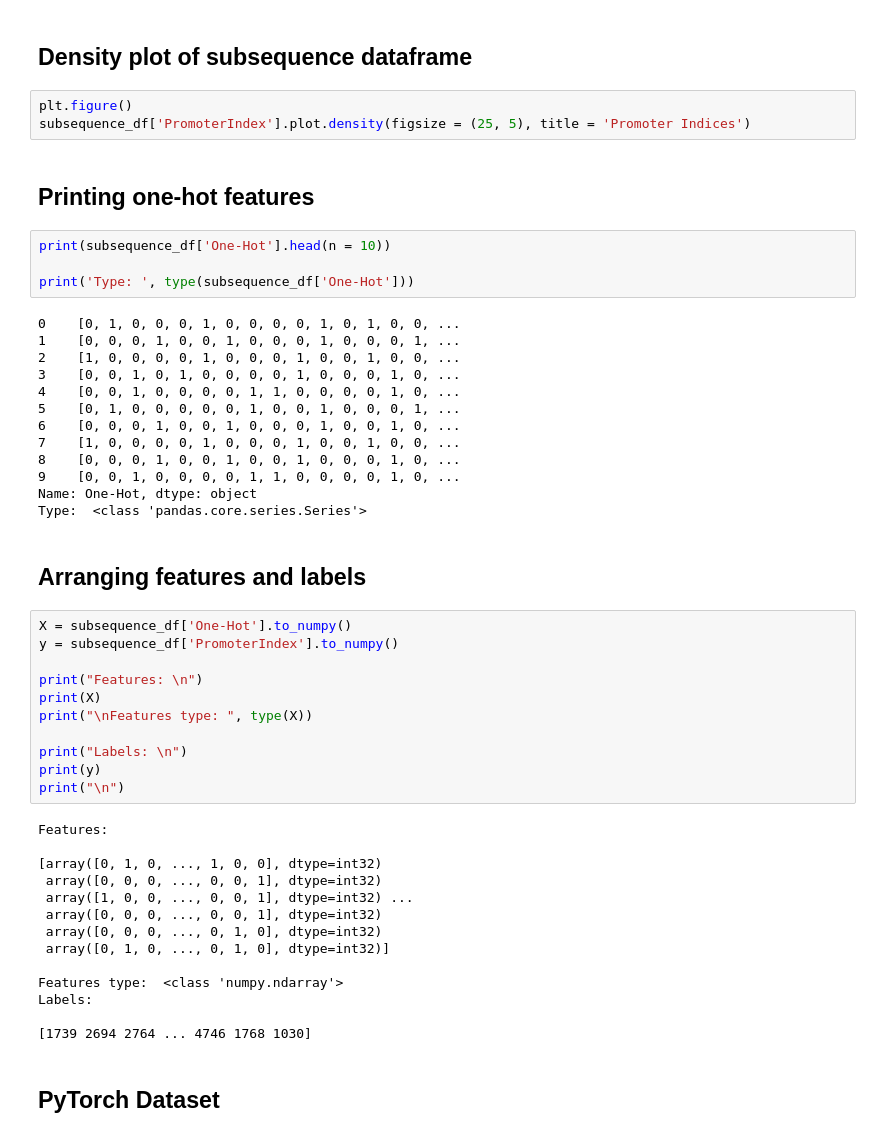
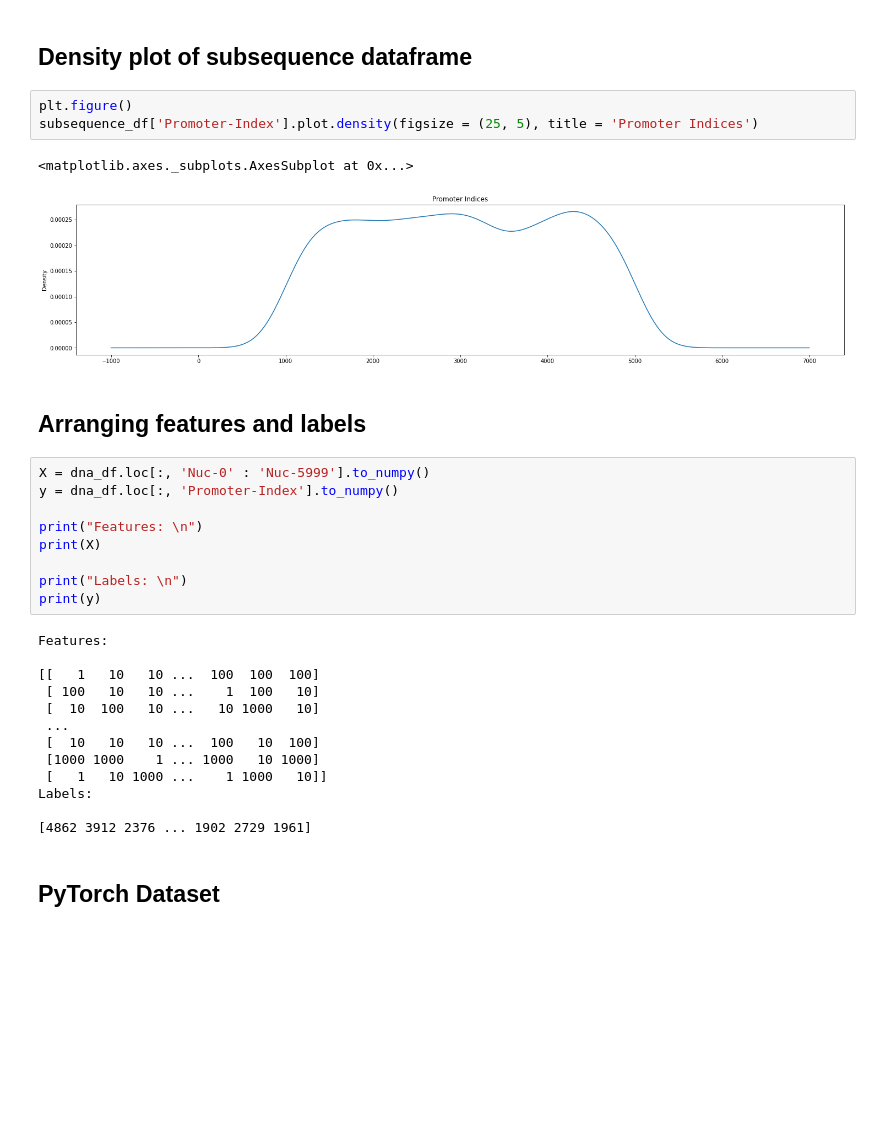
Before and after one commit to Donovanphenry/Hide_And_Seq, a Jupyter notebook: JupNoteBookCode/Hide_And_Seq.ipynb, the cells around one changed output. Saved outputs shown, nothing was run; the diff lists cells and outputs as text; blank space fills up the shorter version.

```diff
--- a/JupNoteBookCode/Hide_And_Seq.ipynb
+++ b/JupNoteBookCode/Hide_And_Seq.ipynb
@@ -181,53 +316,34 @@ subsequence_df['PromoterIndex'].plot.hist(histtype = 'bar', bins = 6000, figsize
 ## Density plot of subsequence dataframe
 # %%
 plt.figure()
-subsequence_df['PromoterIndex'].plot.density(figsize = (25, 5), title = 'Promoter Indices')
+subsequence_df['Promoter-Index'].plot.density(figsize = (25, 5), title = 'Promoter Indices')
+# %% [output]
+<matplotlib.axes._subplots.AxesSubplot at 0x...>
+[figure, added]
-# %% [markdown]
-## Printing one-hot features
-# %%
-print(subsequence_df['One-Hot'].head(n = 10))
-
-print('Type: ', type(subsequence_df['One-Hot']))
-# %% [output]
-0    [0, 1, 0, 0, 0, 1, 0, 0, 0, 0, 1, 0, 1, 0, 0, ...
-1    [0, 0, 0, 1, 0, 0, 1, 0, 0, 0, 1, 0, 0, 0, 1, ...
-2    [1, 0, 0, 0, 0, 1, 0, 0, 0, 1, 0, 0, 1, 0, 0, ...
-3    [0, 0, 1, 0, 1, 0, 0, 0, 0, 1, 0, 0, 0, 1, 0, ...
-4    [0, 0, 1, 0, 0, 0, 0, 1, 1, 0, 0, 0, 0, 1, 0, ...
-5    [0, 1, 0, 0, 0, 0, 0, 1, 0, 0, 1, 0, 0, 0, 1, ...
-6    [0, 0, 0, 1, 0, 0, 1, 0, 0, 0, 1, 0, 0, 1, 0, ...
-7    [1, 0, 0, 0, 0, 1, 0, 0, 0, 1, 0, 0, 1, 0, 0, ...
-8    [0, 0, 0, 1, 0, 0, 1, 0, 0, 1, 0, 0, 0, 1, 0, ...
-9    [0, 0, 1, 0, 0, 0, 0, 1, 1, 0, 0, 0, 0, 1, 0, ...
-Name: One-Hot, dtype: object
-Type:  <class 'pandas.core.series.Series'>
 # %% [markdown]
 ## Arranging features and labels
 # %%
-X = subsequence_df['One-Hot'].to_numpy()
-y = subsequence_df['PromoterIndex'].to_numpy()
+X = dna_df.loc[:, 'Nuc-0' : 'Nuc-5999'].to_numpy()
+y = dna_df.loc[:, 'Promoter-Index'].to_numpy()
 
 print("Features: \n")
 print(X)
-print("\nFeatures type: ", type(X))
 
 print("Labels: \n")
 print(y)
-print("\n")
 # %% [output]
 Features:
 
-[array([0, 1, 0, ..., 1, 0, 0], dtype=int32)
- array([0, 0, 0, ..., 0, 0, 1], dtype=int32)
- array([1, 0, 0, ..., 0, 0, 1], dtype=int32) ...
- array([0, 0, 0, ..., 0, 0, 1], dtype=int32)
- array([0, 0, 0, ..., 0, 1, 0], dtype=int32)
- array([0, 1, 0, ..., 0, 1, 0], dtype=int32)]
-
-Features type:  <class 'numpy.ndarray'>
+[[   1   10   10 ...  100  100  100]
+ [ 100   10   10 ...    1  100   10]
+ [  10  100   10 ...   10 1000   10]
+ ...
+ [  10   10   10 ...  100   10  100]
+ [1000 1000    1 ... 1000   10 1000]
+ [   1   10 1000 ...    1 1000   10]]
 Labels:
 
-[1739 2694 2764 ... 4746 1768 1030]
+[4862 3912 2376 ... 1902 2729 1961]
 # %% [markdown]
 ## PyTorch Dataset
 # %%
```
Also changed, not shown: parts of 11 cells of this notebook.
